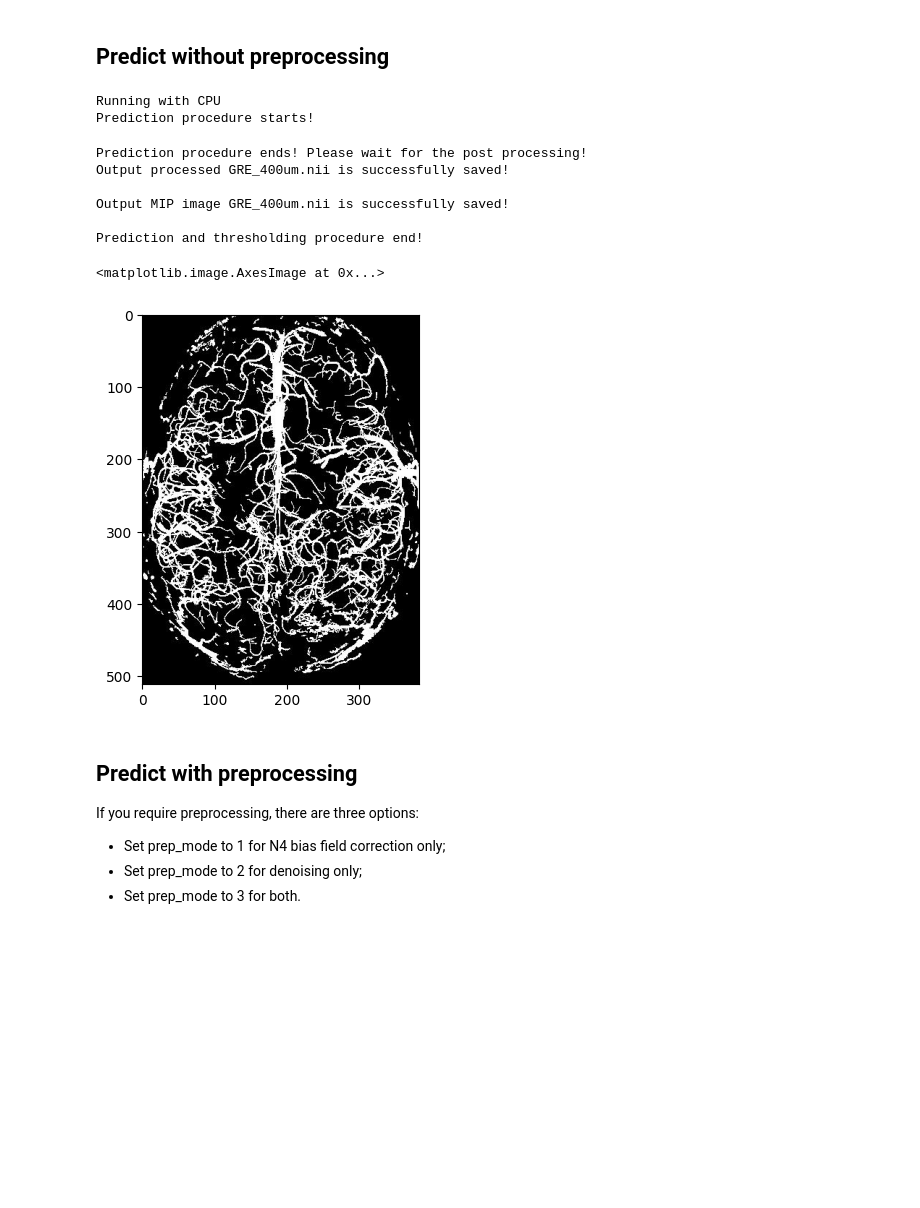
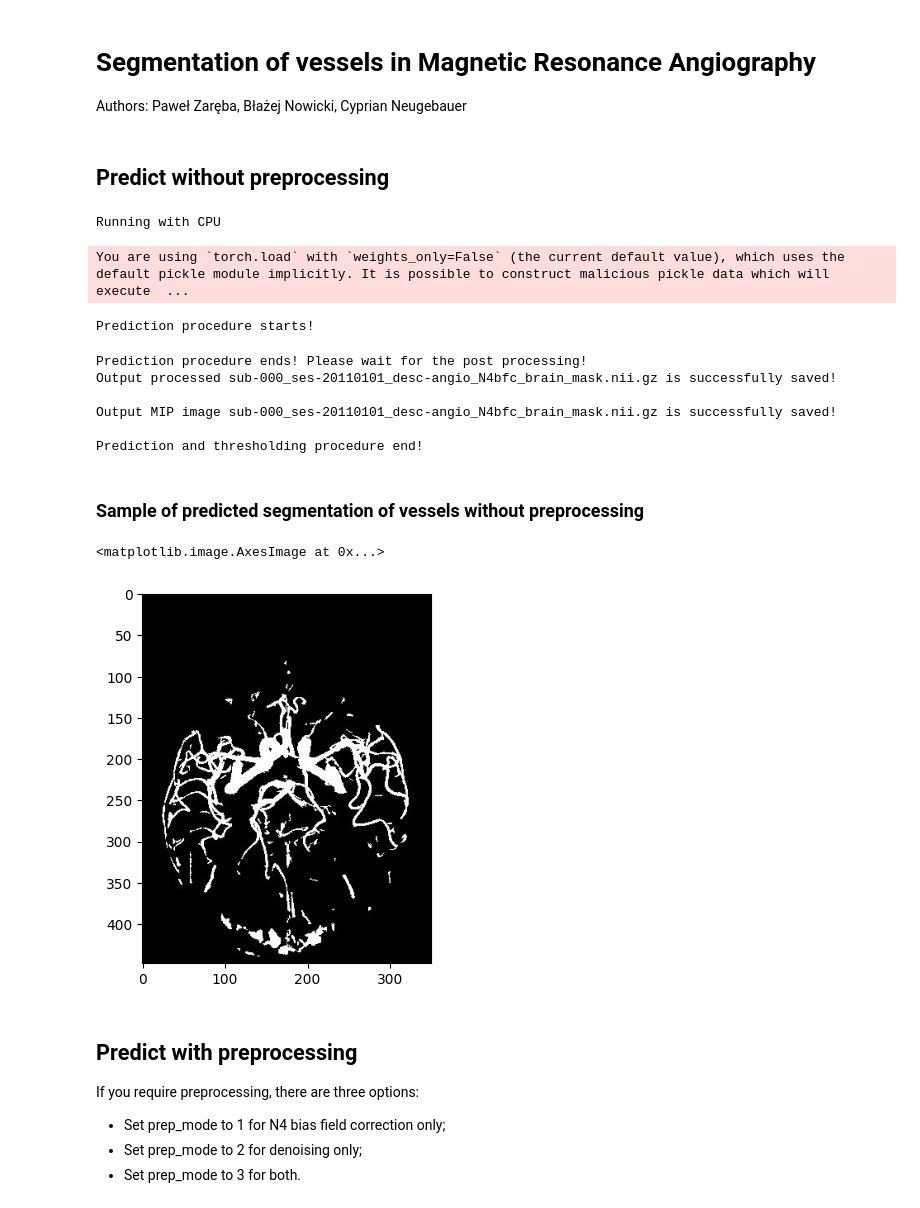
Before and after one commit to pzareba22/vessel_segmentation, a Jupyter notebook: VesselBoost/main.ipynb, the cells around one changed output. Drawn from its saved outputs; the diff is of its cells as text; code cells hidden in the pictures; blank space fills up the shorter version.

Commit message:
Add basic prediction and evaluation pipeline

```diff
--- a/VesselBoost/main.ipynb
+++ b/VesselBoost/main.ipynb
@@ -1,3 +1,14 @@
+# %% [markdown]
+# Segmentation of vessels in Magnetic Resonance Angiography
+
+Authors: Paweł Zaręba, Błażej Nowicki, Cyprian Neugebauer
+# %%
+input_path = "./../data_labeled/data/"
+processed_input_path = "./../data_labeled/processed_data/"
+output_path_wo_prep = "./../data_labeled/generated_labels/"
+output_path_with_prep = "./../data_labeled/generated_labels_preprocessed/"
+labels_path = "./../data_labeled/labels"
+model_path = "./saved_models/manual_0429"
 # %% [markdown]
 ## Predict without preprocessing
 # %%
@@ -8,33 +19,40 @@ config_wo_prep = {
     "input_channel": 1,
     "output_channel": 1,
     "filter_number": 16,
-    "input_path": "./data/img/",
-    "output_path": "./saved_imgs/generated_label/",
+    "input_path": input_path,
+    "output_path": output_path_wo_prep,
     "thresh": 0.1,
     "connect_thresh": 10,
-    "test_model_name": "./saved_models/manual_0429",
+    "test_model_name": model_path,
     "mip_flag": True
 }
 
 make_prediction(**config_wo_prep)
 # %% [output]
 Running with CPU
-Prediction procedure starts!
-Prediction procedure ends! Please wait for the post processing!
-Output processed GRE_400um.nii is successfully saved!
-
-Output MIP image GRE_400um.nii is successfully saved!
-
-Prediction and thresholding procedure end!
+You are using `torch.load` with `weights_only=False` (the current default value), which uses the default pickle module implicitly. It is possible to construct malicious pickle data which will execute  ...
+Prediction procedure starts!
+Prediction procedure ends! Please wait for the post processing!
+Output processed sub-000_ses-20110101_desc-angio_N4bfc_brain_mask.nii.gz is successfully saved!
+
+Output MIP image sub-000_ses-20110101_desc-angio_N4bfc_brain_mask.nii.gz is successfully saved!
+
+Prediction and thresholding procedure end!
+# %% [markdown]
+### Sample of predicted segmentation of vessels without preprocessing
 # %%
 import matplotlib.pyplot as plt
 import matplotlib.image as img
+from pathlib import Path
 
-mip_image = img.imread("./saved_imgs/generated_label/GRE_400um.jpg")
+generated_labels_path = Path(output_path_wo_prep)
+generated_labels_files = [f for f in generated_labels_path.iterdir() if f.name.endswith("jpg")]
+
+mip_image = img.imread(generated_labels_files[0])
 plt.imshow(mip_image, cmap='gray')
 # %% [output]
 <matplotlib.image.AxesImage at 0x...>
-[figure, old version]
+[figure, new version]
 # %% [markdown]
 ## Predict with preprocessing
 
```
Also changed, not shown: parts of 8 cells of this notebook, 5 other files.
